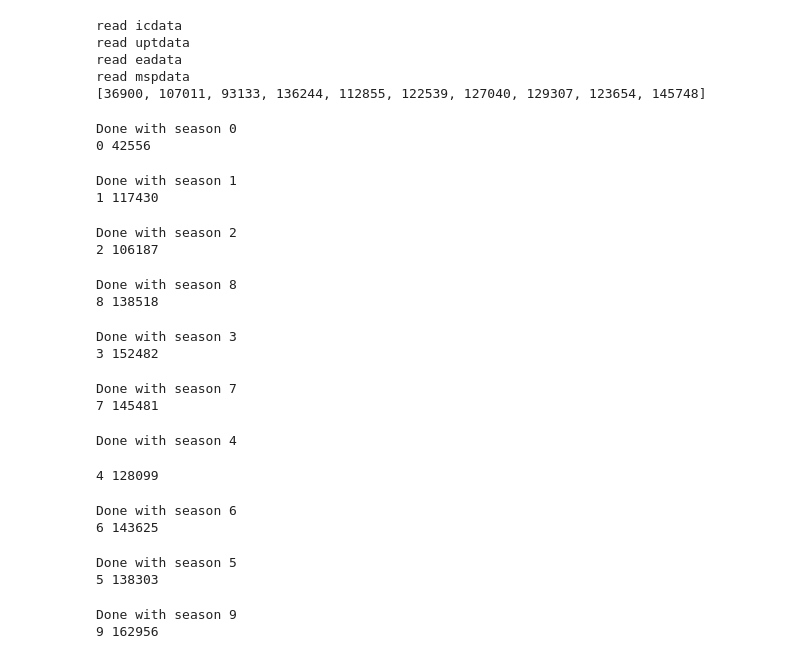
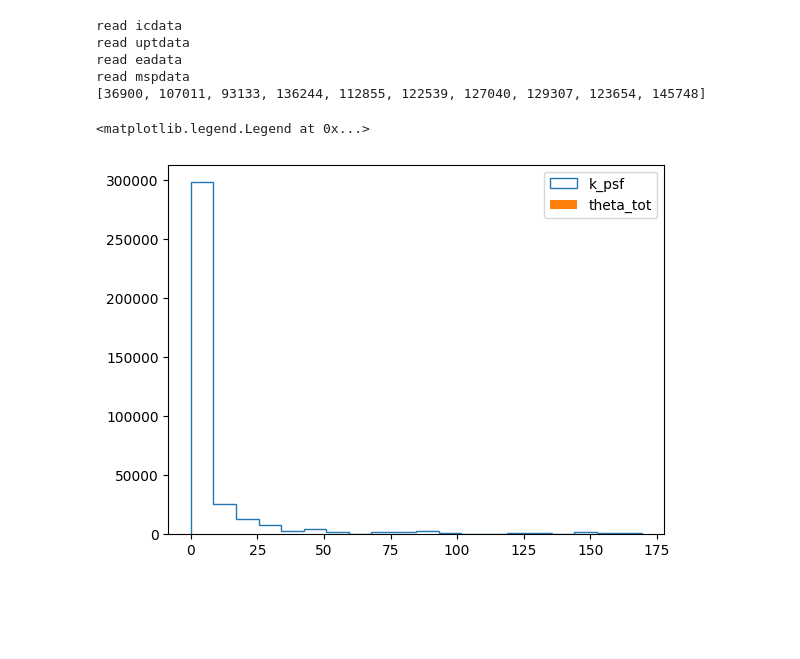
Before and after one commit to DarkWake9/IceCube-Package, a Jupyter notebook: package/task4w_syn_nu_smear.ipynb, the cells around one changed output. Saved outputs shown, nothing was run; the diff lists cells and outputs as text; code cells hidden in the pictures; blank space fills up the shorter version.

```diff
--- a/package/task4w_syn_nu_smear.ipynb
+++ b/package/task4w_syn_nu_smear.ipynb
@@ -121,6 +121,13 @@ icsmear_k_psf = np.array(list(set(icsmear_k['PSF_min[deg]']).union(set(icsmear_k
 
 icsmear_k_dec.sort()
 dec_width = 123200
+# %%
+plt.hist(icsmear_k_psf, 20, histtype=  'step', label='k_psf')
+plt.hist(adad, 20,label='theta_tot')
+plt.legend()
+# %% [output]
+<matplotlib.legend.Legend at 0x...>
+[figure, added]
 # %%
 season = 0
 nbins=100
@@ -165,7 +172,7 @@ o_lengths = []
 
 
 
-# for season_i in range(10):
+
 
 
 def get_syn_nu_dec(season_i):
@@ -188,6 +195,9 @@ def get_syn_nu_dec(season_i):
     enus_smear_bin_min = icsmear_k_log_E[ np.digitize(np.log10(enus/1e9), icsmear_k_log_E) - 1]
     nu_smear_dec_bin_min = icsmear_k_dec[ np.digitize(syn_nu_dec, icsmear_k_dec) - 1]
 
+
+    asdasd = []
+    dsadsa = []
     for i in tqdm(range(len(enus))):
         # print(i, enus_smear_bin_min[i])
         temp1 = icsmear_k[icsmear_k["log10(E_nu/GeV)_min"] == enus_smear_bin_min[i]]
@@ -205,7 +215,7 @@ def get_syn_nu_dec(season_i):
 
             angerr_avg = (min(temp2["AngErr_min[deg]"]) + max(temp2["AngErr_max[deg]"])) / 2
             theta_tot = np.sqrt(psf_avg**2 + angerr_avg**2)
-
+            dsadsa.append(theta_tot)
             # No.of neutrinos to be generated in this season, in this energy bin, in this declination bin
             n_nu_temp = t_upt[season_i] * earea[ea_season(season_i)][syn_nudec_bin[j] * 40 + enus_bin_indices[i]] * enus[i] * phio_const * ((enus[i] / 10**14) ** gamma_arr[2])
             # print(n_nu_temp, i, j)
@@ -248,6 +258,8 @@ def get_syn_nu_dec(season_i):
 
                 syn_ra = np.array(syn_ra)
                 syn_dec = np.array(syn_dec)
+                # print(np.median(hvovec(msra[syn_nu_choice[j]], msdec[syn_nu_choice[j]], syn_ra, syn_dec)))
+                asdasd.append(max(hvovec(msra[syn_nu_choice[j]], msdec[syn_nu_choice[j]], syn_ra, syn_dec)))
                 # syn_ra, syn_dec = altaz_to_radec(syn_nu_az, syn_nu_ze, mjd)
 
                 # print(type(syn_nu_ze), type(syn_nu_az))
@@ -259,37 +271,8 @@ def get_syn_nu_dec(season_i):
 
             else:
                 continue
-    icdata_k.to_csv("./data/icecube_10year_ps/irfs/" + filenames[season_i], sep="\t", index=False)
+    # icdata_k.to_csv("./data/icecube_10year_ps/irfs/" + filenames[season_i], sep="\t", index=False)
     print("Done with season", season_i)
 
     print(season_i, len(icdata_k.index))
-    return 0
-
-pool = mul.Pool(12)
-op_async = pool.map_async(get_syn_nu_dec, tqdm(range(10)))
-drive = op_async.get()
-pool.close()
-pool.join()
-op_async = []
-print("Generated Synthetic neutrinos and added to original IceCube Data")
+    return asdasd, dsadsa
-# %% [output]
-Done with season 0
-0 42556
-Done with season 1
-1 117430
-Done with season 2
-2 106187
-Done with season 8
-8 138518
-Done with season 3
-3 152482
-Done with season 7
-7 145481
-Done with season 4
-4 128099
-Done with season 6
-6 143625
-Done with season 5
-5 138303
-Done with season 9
-9 162956
```
Also changed, not shown: parts of 3 cells of this notebook, 13 other files.
